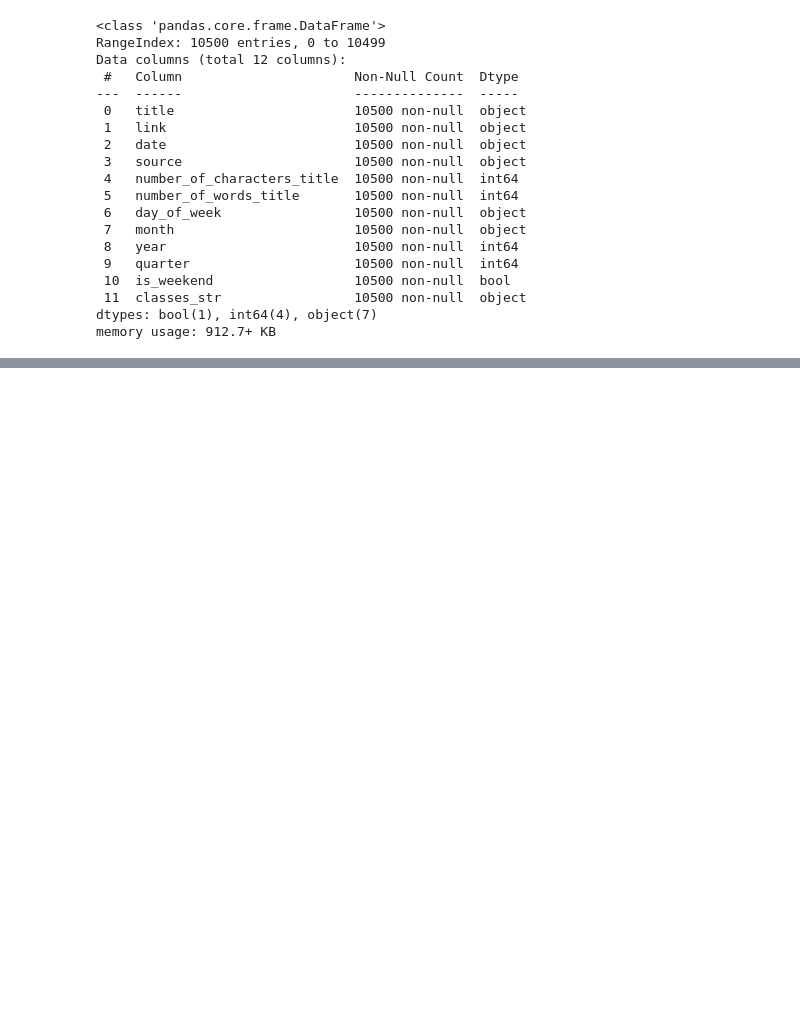
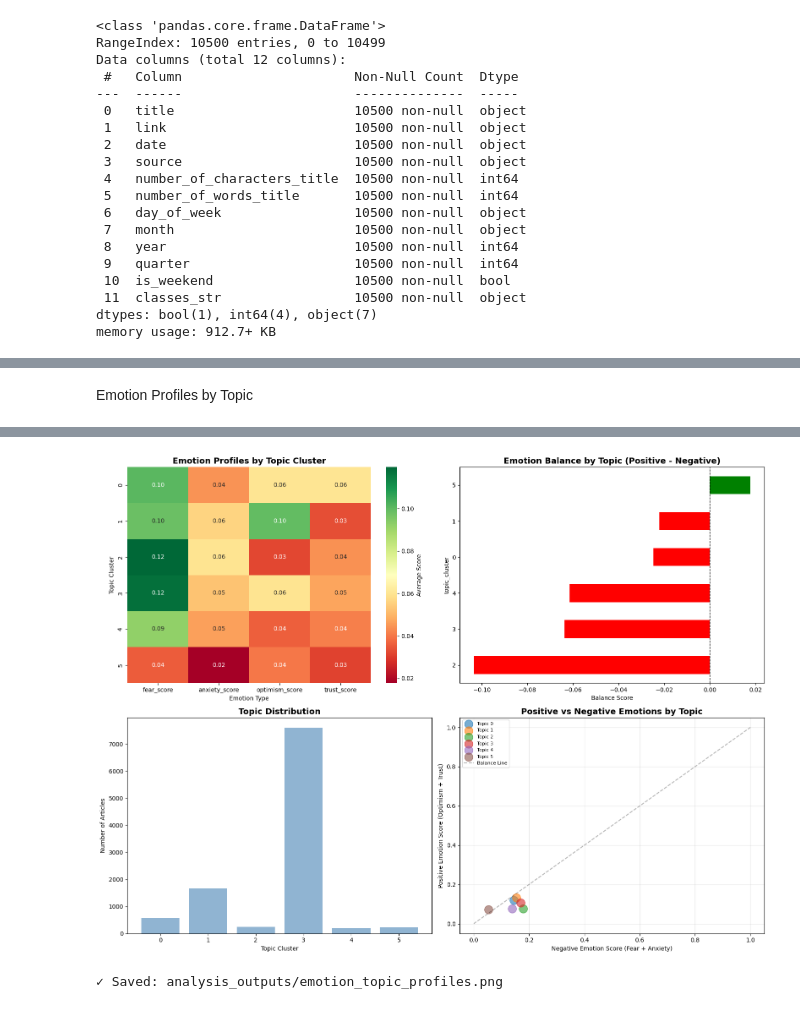
Before and after one commit to mish841/RAISE-26-Data-Science-AI-Competition-Submission, a Jupyter notebook: Data_Science_AI.ipynb, the cells around one changed output, grey strips where cells are left out. Saved outputs shown, nothing was run; the diff lists cells and outputs as text; code cells hidden in the pictures; blank space fills up the shorter version.

```diff
--- a/Data_Science_AI.ipynb
+++ b/Data_Science_AI.ipynb
@@ -226,0 +488,73 @@ EDUCATION (1946 articles):
+# %% [markdown]
+Emotion Profiles by Topic
+# %%
+import seaborn as sns
+
+print("\n" + "=" * 80)
+print("INTEGRATED ANALYSIS: EMOTION PROFILES BY TOPIC")
+print("=" * 80)
+
+# Merge topic clusters into your emotion DataFrame
+emotion['topic_cluster'] = df['topic_cluster']
+
+# Calculate emotion scores by topic
+emotion_by_topic = emotion.groupby('topic_cluster')[
+    ['fear_score', 'anxiety_score', 'optimism_score', 'trust_score']
+].mean()
+
+print("\nAverage emotion scores by topic:")
+print(emotion_by_topic.round(3))
+
+# Create comprehensive visualization
+fig, axes = plt.subplots(2, 2, figsize=(16, 12))
+
+# Plot 1: Heatmap of emotions by topic
+ax = axes[0, 0]
+sns.heatmap(emotion_by_topic, annot=True, fmt='.2f', cmap='RdYlGn', ax=ax,
+            cbar_kws={'label': 'Average Score'})
+ax.set_title('Emotion Profiles by Topic Cluster', fontsize=14, fontweight='bold')
+ax.set_xlabel('Emotion Type')
+ax.set_ylabel('Topic Cluster')
+
+# Plot 2: Emotion balance by topic
+ax = axes[0, 1]
+emotion['emotion_balance'] = (emotion['optimism_score'] + emotion['trust_score']) - \
+                              (emotion['fear_score'] + emotion['anxiety_score'])
+emotion_balance_by_topic = emotion.groupby('topic_cluster')['emotion_balance'].mean().sort_values()
+colors = ['red' if x < 0 else 'green' for x in emotion_balance_by_topic.values]
+emotion_balance_by_topic.plot(kind='barh', ax=ax, color=colors)
+ax.axvline(x=0, color='black', linestyle='--', linewidth=1)
+ax.set_title('Emotion Balance by Topic (Positive - Negative)', fontsize=14, fontweight='bold')
+ax.set_xlabel('Balance Score')
+
+# Plot 3: Topic sizes
+ax = axes[1, 0]
+topic_sizes = emotion['topic_cluster'].value_counts().sort_index()
+bars = ax.bar(topic_sizes.index, topic_sizes.values, color='steelblue', alpha=0.6)
+ax.set_xlabel('Topic Cluster')
+ax.set_ylabel('Number of Articles')
+ax.set_title('Topic Distribution', fontsize=14, fontweight='bold')
+ax.set_xticks(range(n_clusters))
+
+# Plot 4: Scatter - Positive vs Negative by topic
+ax = axes[1, 1]
+for topic in range(n_clusters):
+    topic_data = emotion_by_topic.loc[topic]
+    neg_score = topic_data['fear_score'] + topic_data['anxiety_score']
+    pos_score = topic_data['optimism_score'] + topic_data['trust_score']
+    ax.scatter(neg_score, pos_score, s=200, alpha=0.6, label=f'Topic {topic}')
+
+max_val = max(emotion_by_topic.values.max(), 1)
+ax.plot([0, max_val], [0, max_val], 'k--', alpha=0.3, label='Balance Line')
+ax.set_xlabel('Negative Emotion Score (Fear + Anxiety)')
+ax.set_ylabel('Positive Emotion Score (Optimism + Trust)')
+ax.set_title('Positive vs Negative Emotions by Topic', fontsize=14, fontweight='bold')
+ax.legend(fontsize=8)
+ax.grid(True, alpha=0.3)
+
+plt.tight_layout()
+plt.savefig(f'{OUTPUT_DIR}/emotion_topic_profiles.png', dpi=300, bbox_inches='tight')
+plt.show()
+
+print(f"\n✓ Saved: {OUTPUT_DIR}/emotion_topic_profiles.png")
+# %% [output]
@@ -226,0 +574,2 @@ EDUCATION (1946 articles):
+[figure, added]
+✓ Saved: analysis_outputs/emotion_topic_profiles.png
```
Also changed, not shown: parts of 45 cells of this notebook.
